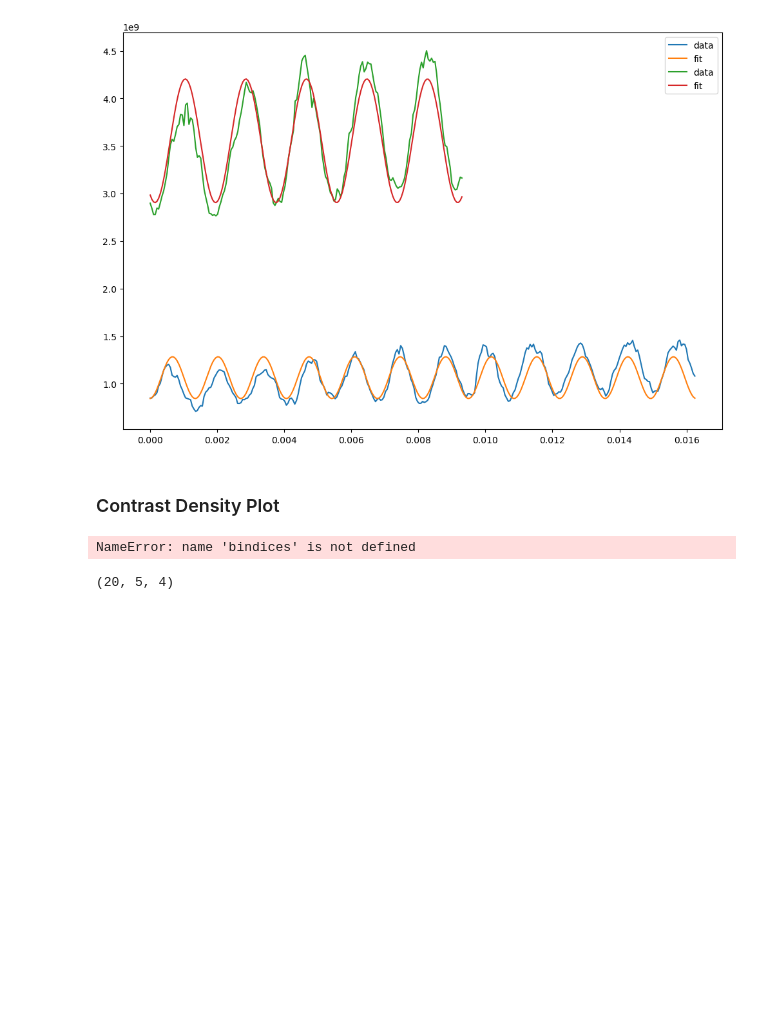
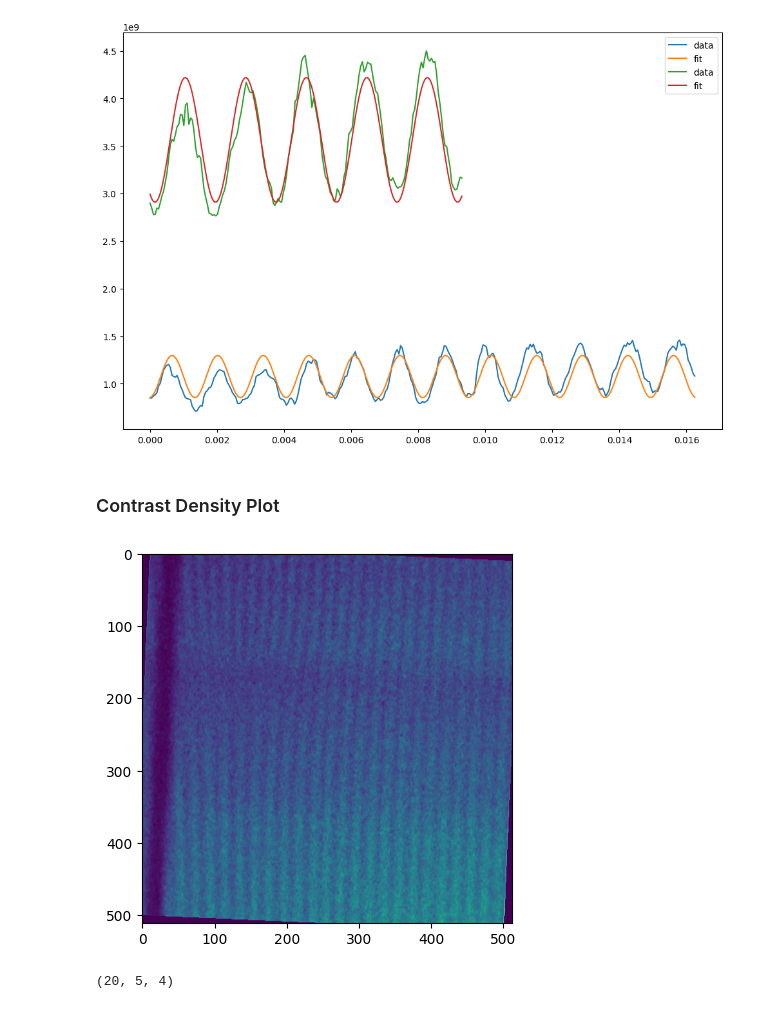
Before and after one commit to G4byte/NPGMI-src, a Jupyter notebook: Simulations and Plots/LANL/LANL simulations.ipynb, the cells around one changed output. Drawn from its saved outputs; the diff is of its cells as text; code cells hidden in the pictures; blank space fills up the shorter version.

```diff
--- a/Simulations and Plots/LANL/LANL simulations.ipynb
+++ b/Simulations and Plots/LANL/LANL simulations.ipynb
@@ -312,10 +355,6 @@ plt.close(fig)
 [figure]
 # %% [markdown]
 ### Contrast Density Plot
-# %%
-bindices
-# %% [output]
-NameError: name 'bindices' is not defined
 # %%
 plam_sum = np.sum(spec_data[:,1])
 
@@ -342,6 +381,11 @@ for start, stop in bindices:
         lam_oam4_imgs[-1].append(Image.fromarray(np.sum([fits.open((oam4basepath + "%d" + "/datafiles/" + "oam4D00%d_0"\
         + "0"*(4-len(str(i))) + "%d.fits") % (d,d,i))[0].data / normed.T for i in range(start,stop)],\
         axis = 0)).rotate(oam4rotdegs[d]))
+# %%
+plt.imshow(np.array(lam_oam4_imgs[6][2]).T)
+plt.show()
+# %% [output]
+[figure, added]
 # %%
 lam_oam7_imgs = []
 
```
Also changed, not shown: parts of 15 cells of this notebook, 4 other files.
